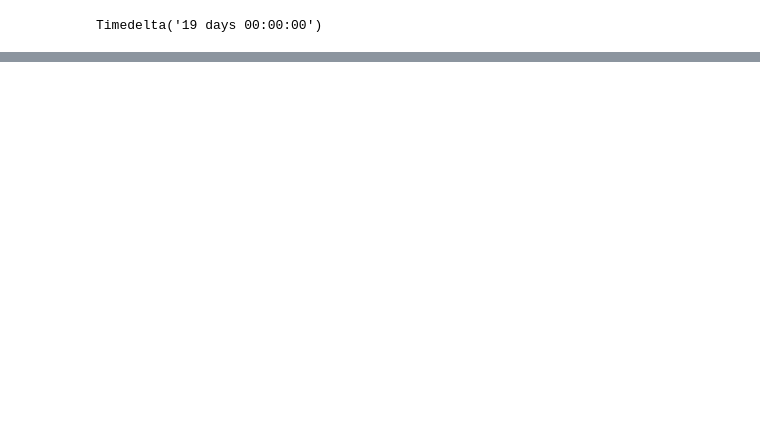
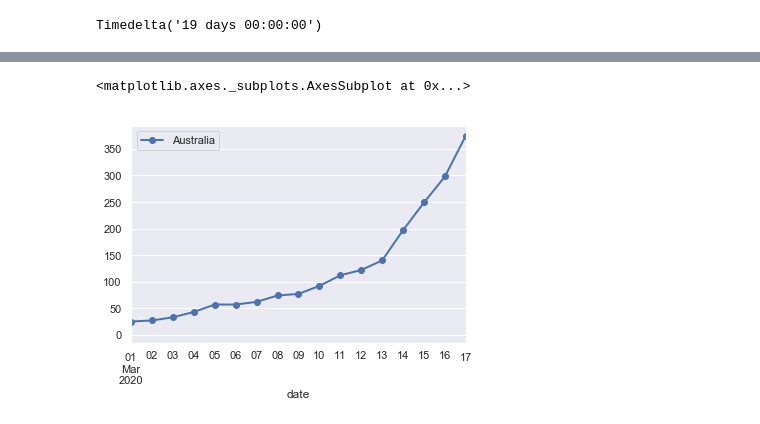
Before and after one commit to alexlouden/covid-italy-comparison, a Jupyter notebook: Italy comparison.ipynb, the cells around one changed output, grey strips where cells are left out. Drawn from its saved outputs; the diff is of its cells as text; code cells hidden in the pictures; blank space fills up the shorter version.

```diff
--- a/Italy comparison.ipynb
+++ b/Italy comparison.ipynb
@@ -125,0 +141,10 @@ ax.yaxis.set_major_formatter(mtick.FuncFormatter(lambda x, y: int(x)))
+# %%
+comparison.plot(
+    x='date', y='total_cases', label=country, lw=2,
+    xlim=(datetime.date(2020, 3, 1), None),
+    marker='o',
+
+)
+# %% [output]
+<matplotlib.axes._subplots.AxesSubplot at 0x...>
+[figure, added]
```
Also changed, not shown: parts of 8 cells of this notebook, 2 other files.
